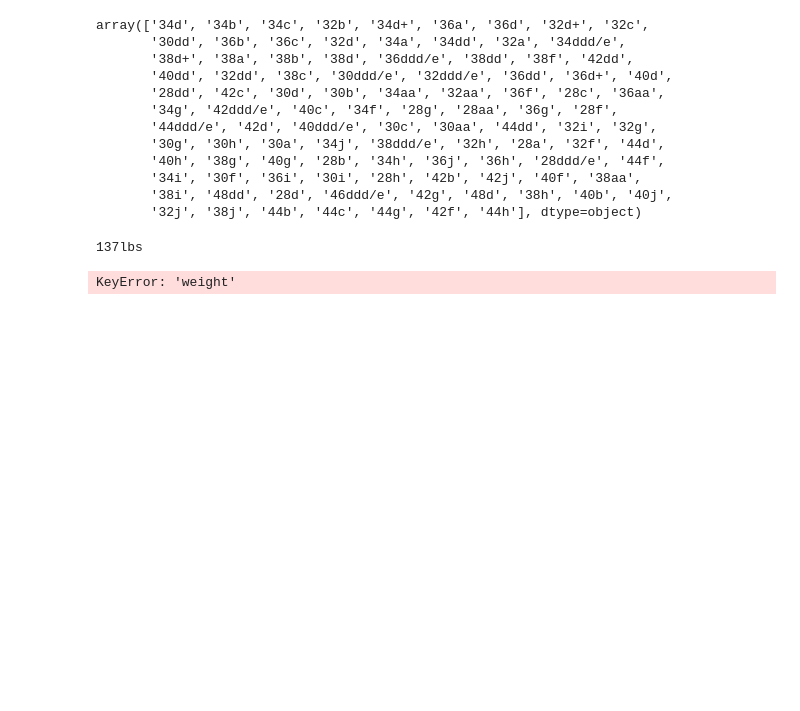
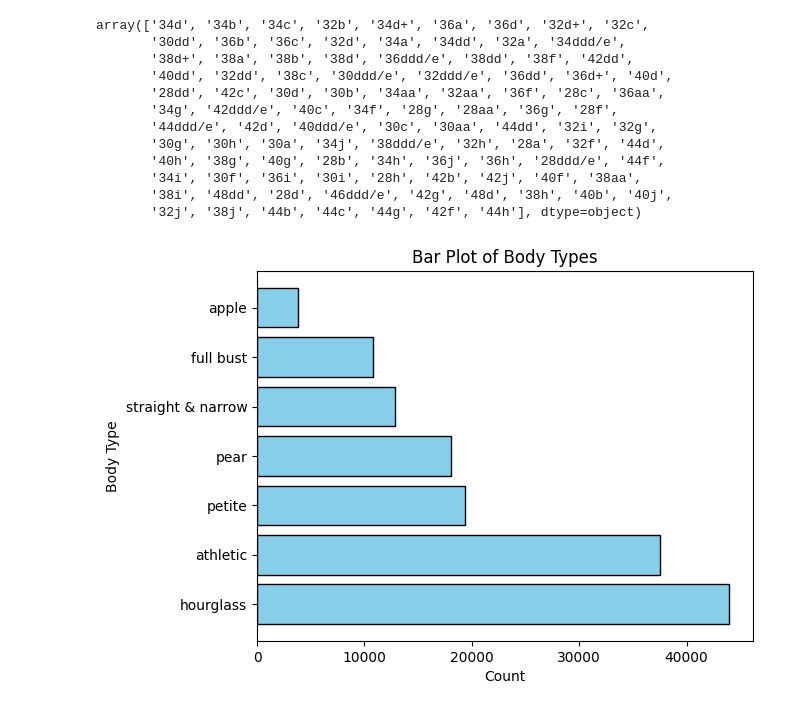
Before and after one commit to mofuwu/cse158_assignment2, a Jupyter notebook: assignment2_sahana.ipynb, the cells around one changed output. Cells and saved outputs as stored; diff of their text form; code cells hidden in the pictures; blank space fills up the shorter version.

```diff
--- a/assignment2_sahana.ipynb
+++ b/assignment2_sahana.ipynb
@@ -230,20 +193,15 @@ array(['34d', '34b', '34c', '32b', '34d+', '36a', '36d', '32d+', '32c',
        '34i', '30f', '36i', '30i', '28h', '42b', '42j', '40f', '38aa',
        '38i', '48dd', '28d', '46ddd/e', '42g', '48d', '38h', '40b', '40j',
        '32j', '38j', '44b', '44c', '44g', '42f', '44h'], dtype=object)
-# %%
-
-print(dataset[0]['weight'])
-
-def feat1(datum):
-    height = datum['height']
-    weight = datum['weight']
-    bodyType = datum['body type']
-    size = datum['size']
-    itemID = datum['item_id']
-    return [1] + [height] + [weight] + [bodyType] + [size] + [itemID]
-
-X = [feat1(d) for d in dataset]
-y = [d['size'] for d in dataset]
-# %% [output]
-137lbs
-KeyError: 'weight'
+# %%
+category_counts = df['body type'].value_counts()
+
+plt.barh(category_counts.index, category_counts.values, color = 'skyblue', edgecolor = 'black')
+
+plt.xlabel('Count')
+plt.ylabel('Body Type')
+plt.title('Bar Plot of Body Types')
+
+plt.show()
+# %% [output]
+[figure, added]
```
Also changed, not shown: parts of 12 cells of this notebook.
